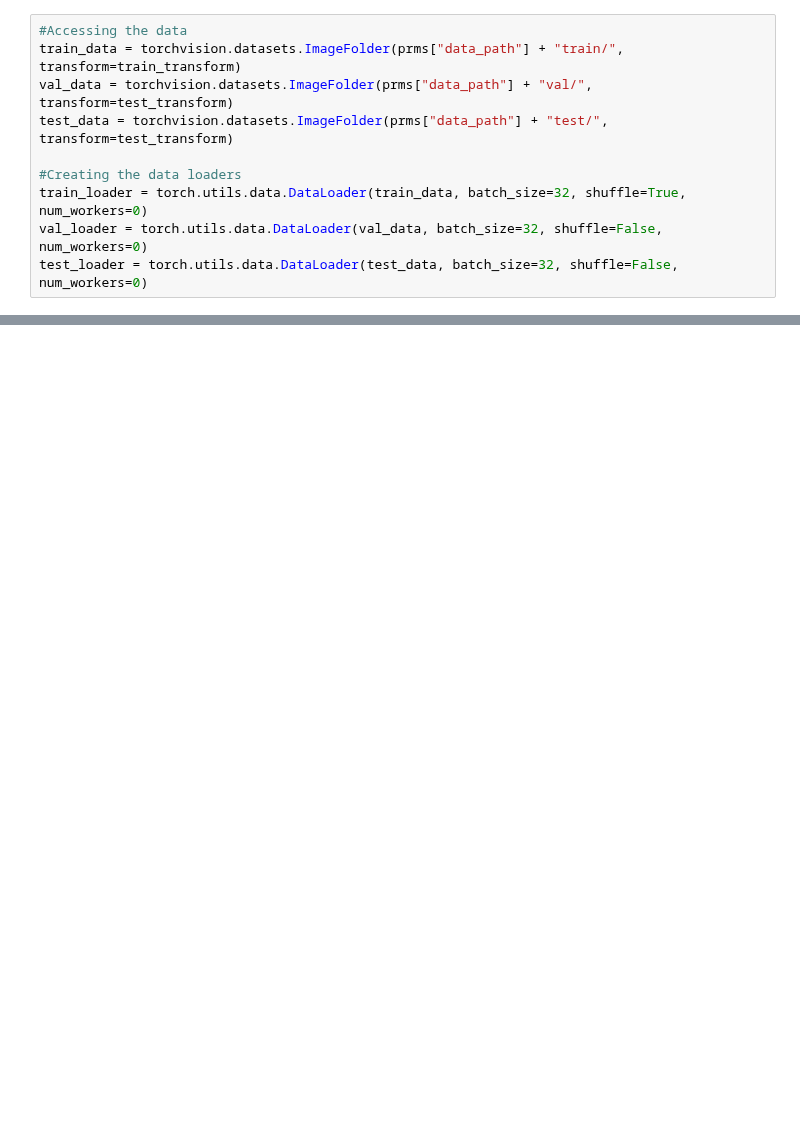
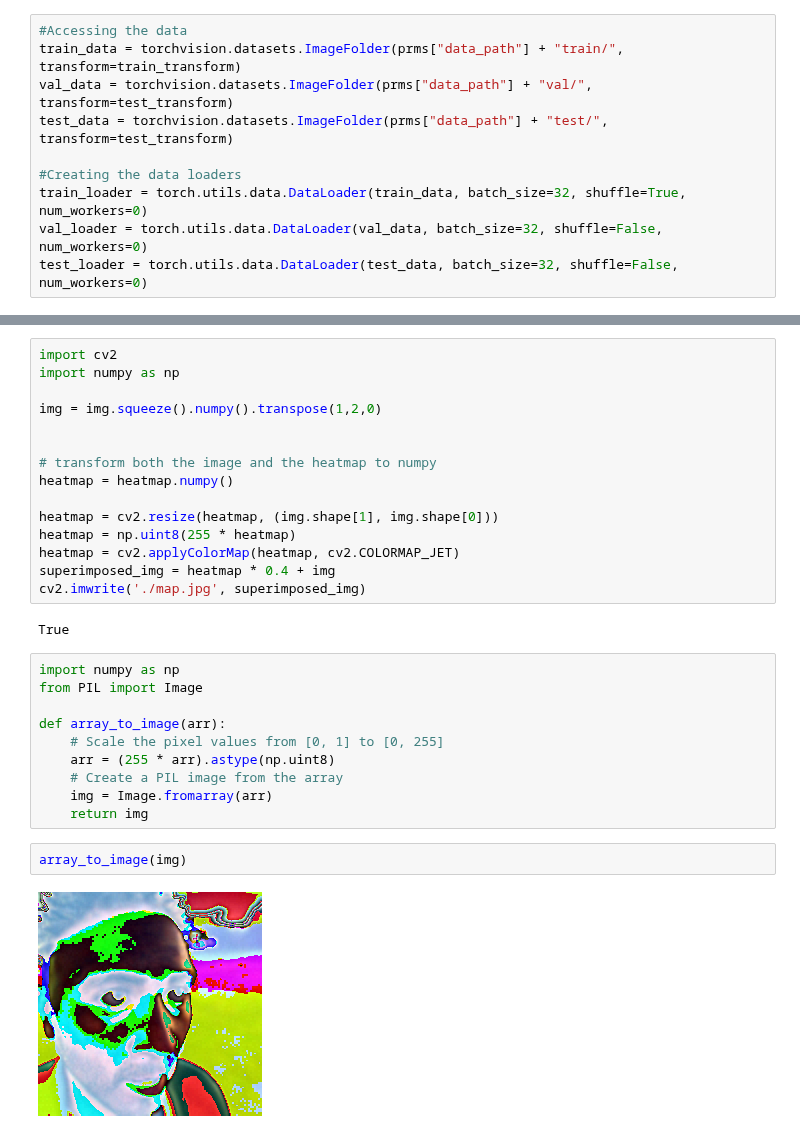
Before and after one commit to leothesouthafrican/Thesis, a Jupyter notebook: notebooks/CBAM.ipynb, the cells around one changed output, grey strips where cells are left out. Drawn from its saved outputs; the diff is of its cells as text; blank space fills up the shorter version.

```diff
--- a/notebooks/CBAM.ipynb
+++ b/notebooks/CBAM.ipynb
@@ -228,0 +335,31 @@ Conv2dNormActivation(
+# %%
+import cv2
+import numpy as np
+
+img = img.squeeze().numpy().transpose(1,2,0)
+
+
+# transform both the image and the heatmap to numpy
+heatmap = heatmap.numpy()
+
+heatmap = cv2.resize(heatmap, (img.shape[1], img.shape[0]))
+heatmap = np.uint8(255 * heatmap)
+heatmap = cv2.applyColorMap(heatmap, cv2.COLORMAP_JET)
+superimposed_img = heatmap * 0.4 + img
+cv2.imwrite('./map.jpg', superimposed_img)
+# %% [output]
+True
+# %%
+import numpy as np
+from PIL import Image
+
+def array_to_image(arr):
+    # Scale the pixel values from [0, 1] to [0, 255]
+    arr = (255 * arr).astype(np.uint8)
+    # Create a PIL image from the array
+    img = Image.fromarray(arr)
+    return img
+# %%
+array_to_image(img)
+# %% [output]
+[figure, added]
```
Also changed, not shown: parts of 16 cells of this notebook, 6 other files.
